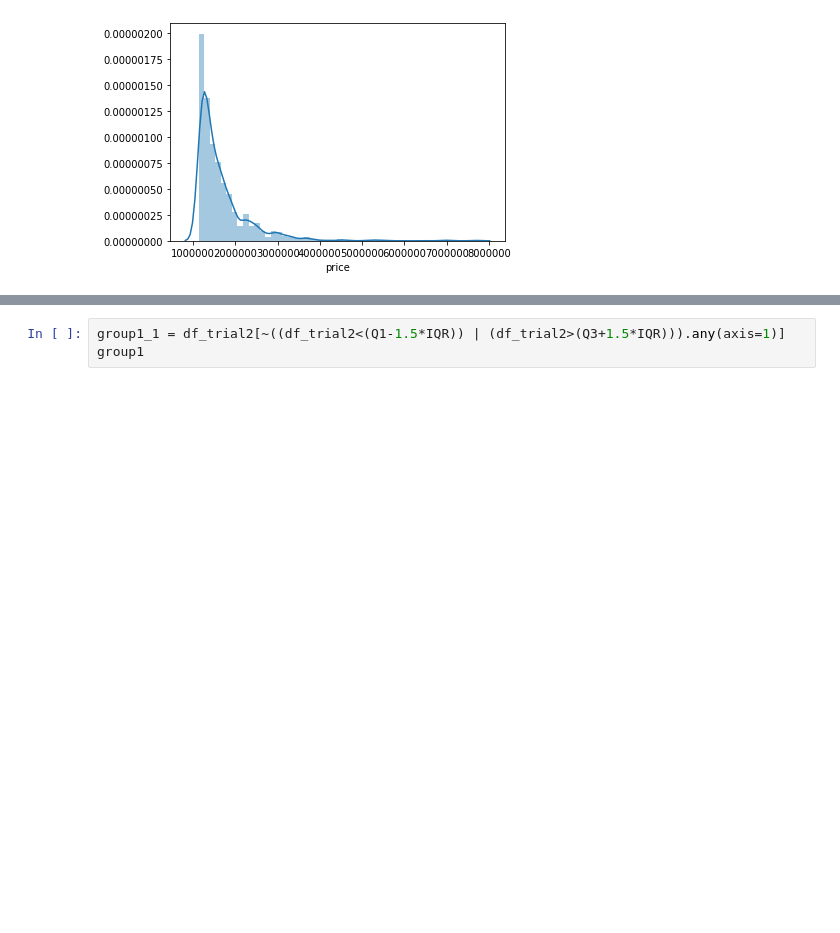
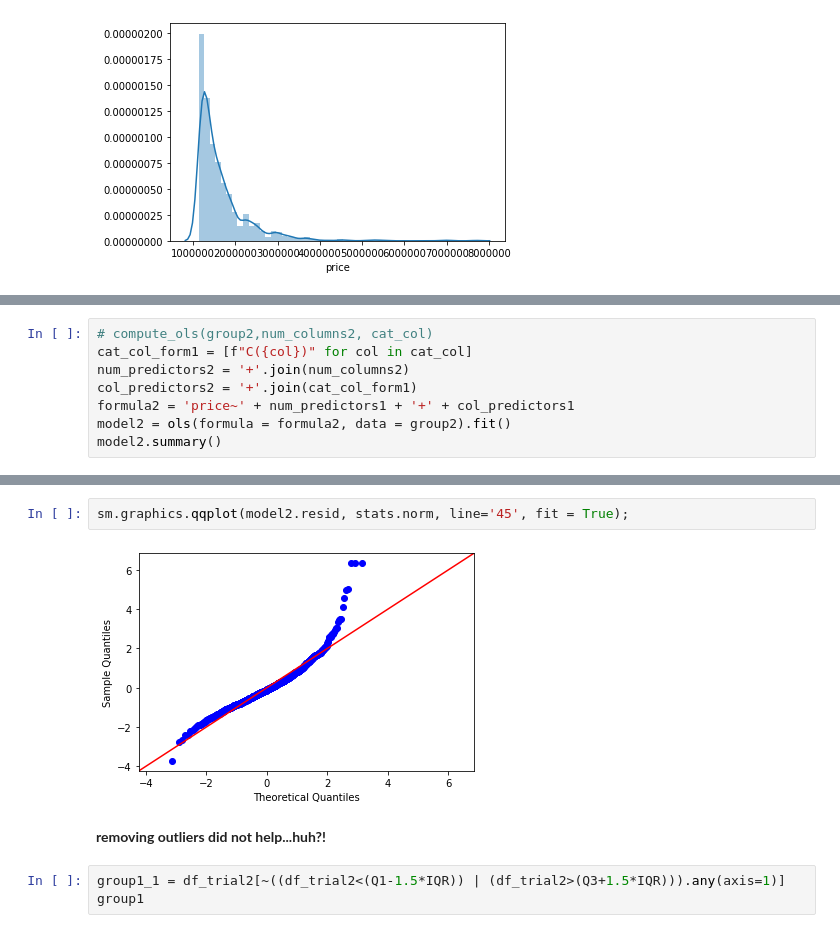
Before and after one commit to NehaP92/dsc-mod-2-project-online-pt-041320, a Jupyter notebook: student_OSEMN.ipynb, the cells around one changed output, grey strips where cells are left out. Saved outputs shown, nothing was run; the diff lists cells and outputs as text; blank space fills up the shorter version.

```diff
--- a/student_OSEMN.ipynb
+++ b/student_OSEMN.ipynb
@@ -1448,0 +1320,8 @@ dtype: bool
+# %%
+# compute_ols(group2,num_columns2, cat_col)
+cat_col_form1 = [f"C({col})" for col in cat_col]
+num_predictors2 = '+'.join(num_columns2)
+col_predictors2 = '+'.join(cat_col_form1)
+formula2 = 'price~' + num_predictors1 + '+' + col_predictors1
+model2 = ols(formula = formula2, data = group2).fit()
+model2.summary()
@@ -1449,3 +1361,9 @@ dtype: bool
+# %%
+sm.graphics.qqplot(model2.resid, stats.norm, line='45', fit = True);
+# %% [output]
+[figure, added]
+# %% [markdown]
+**removing outliers did not help...huh?!**
 # %%
 group1_1 = df_trial2[~((df_trial2<(Q1-1.5*IQR)) | (df_trial2>(Q3+1.5*IQR))).any(axis=1)]
 group1
```
Also changed, not shown: parts of 84 cells of this notebook.
